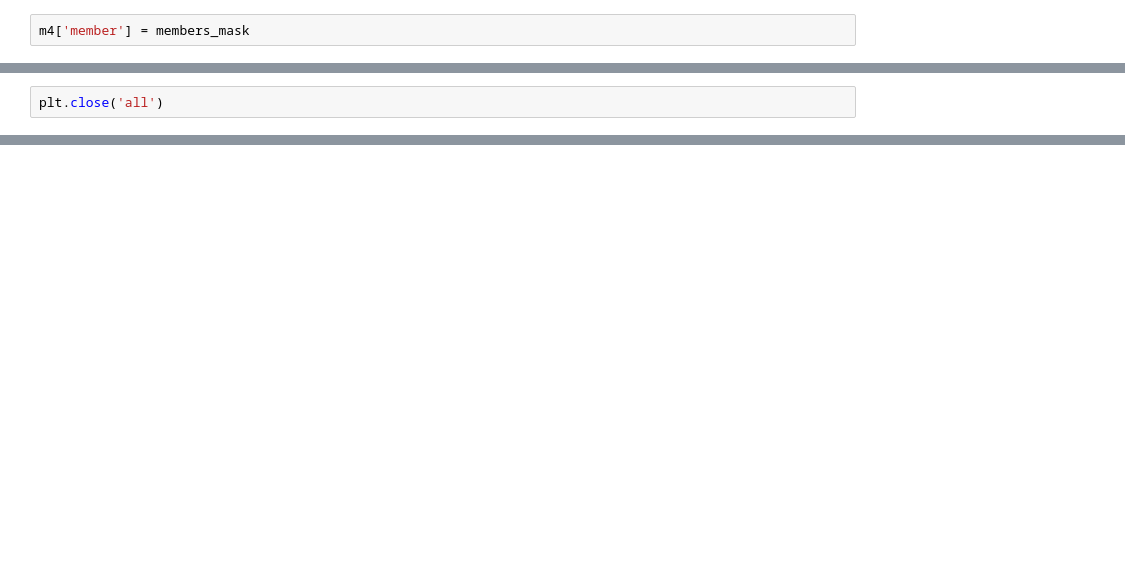
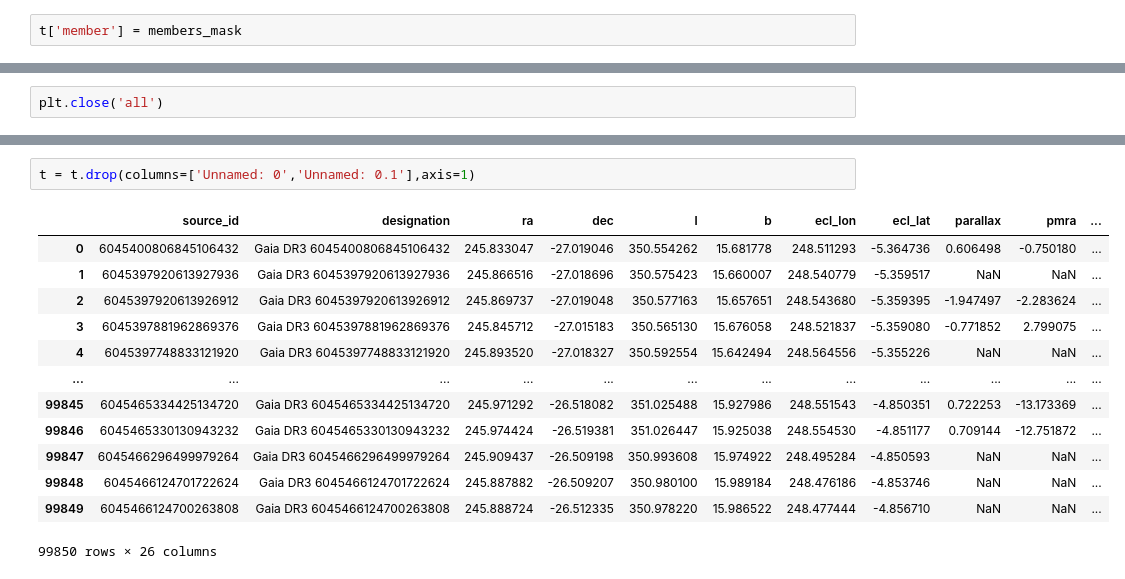
Before and after one commit to cabrera-ziri/decontaminate-CMD, a Jupyter notebook: m4_labels.ipynb, the cells around one changed output, grey strips where cells are left out. Saved outputs shown, nothing was run; the diff lists cells and outputs as text; blank space fills up the shorter version.

```diff
--- a/m4_labels.ipynb
+++ b/m4_labels.ipynb
@@ -86,5 +96,5 @@ plt.tight_layout()
 # %% [output]
 [figure]
 # %%
-m4['member'] = members_mask
+t['member'] = members_mask
 # %%
@@ -93,0 +120,16 @@ plt.close('all')
+# %%
+t = t.drop(columns=['Unnamed: 0','Unnamed: 0.1'],axis=1)
+# %% [output]
+|  | source_id | designation | ra | dec | l | b | ecl_lon | ecl_lat | parallax | pmra | ... |
+| 0 | 6045400806845106432 | Gaia DR3 6045400806845106432 | 245.833047 | -27.019046 | 350.554262 | 15.681778 | 248.511293 | -5.364736 | 0.606498 | -0.750180 | ... |
+| 1 | 6045397920613927936 | Gaia DR3 6045397920613927936 | 245.866516 | -27.018696 | 350.575423 | 15.660007 | 248.540779 | -5.359517 | NaN | NaN | ... |
+| 2 | 6045397920613926912 | Gaia DR3 6045397920613926912 | 245.869737 | -27.019048 | 350.577163 | 15.657651 | 248.543680 | -5.359395 | -1.947497 | -2.283624 | ... |
+| 3 | 6045397881962869376 | Gaia DR3 6045397881962869376 | 245.845712 | -27.015183 | 350.565130 | 15.676058 | 248.521837 | -5.359080 | -0.771852 | 2.799075 | ... |
+| 4 | 6045397748833121920 | Gaia DR3 6045397748833121920 | 245.893520 | -27.018327 | 350.592554 | 15.642494 | 248.564556 | -5.355226 | NaN | NaN | ... |
+| ... | ... | ... | ... | ... | ... | ... | ... | ... | ... | ... | ... |
+| 99845 | 6045465334425134720 | Gaia DR3 6045465334425134720 | 245.971292 | -26.518082 | 351.025488 | 15.927986 | 248.551543 | -4.850351 | 0.722253 | -13.173369 | ... |
+| 99846 | 6045465330130943232 | Gaia DR3 6045465330130943232 | 245.974424 | -26.519381 | 351.026447 | 15.925038 | 248.554530 | -4.851177 | 0.709144 | -12.751872 | ... |
+| 99847 | 6045466296499979264 | Gaia DR3 6045466296499979264 | 245.909437 | -26.509198 | 350.993608 | 15.974922 | 248.495284 | -4.850593 | NaN | NaN | ... |
+| 99848 | 6045466124701722624 | Gaia DR3 6045466124701722624 | 245.887882 | -26.509207 | 350.980100 | 15.989184 | 248.476186 | -4.853746 | NaN | NaN | ... |
+| 99849 | 6045466124700263808 | Gaia DR3 6045466124700263808 | 245.888724 | -26.512335 | 350.978220 | 15.986522 | 248.477444 | -4.856710 | NaN | NaN | ... |
+99850 rows × 26 columns
```
Also changed, not shown: parts of 15 cells of this notebook, 4 other files.
